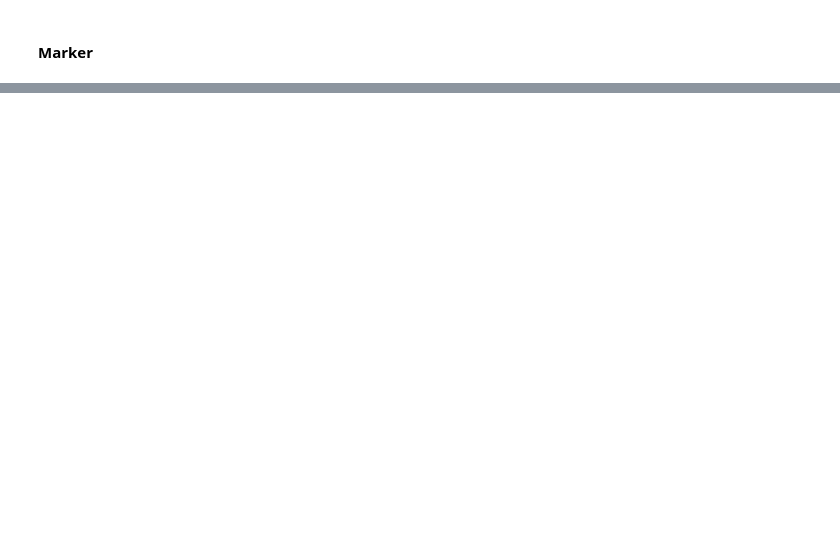
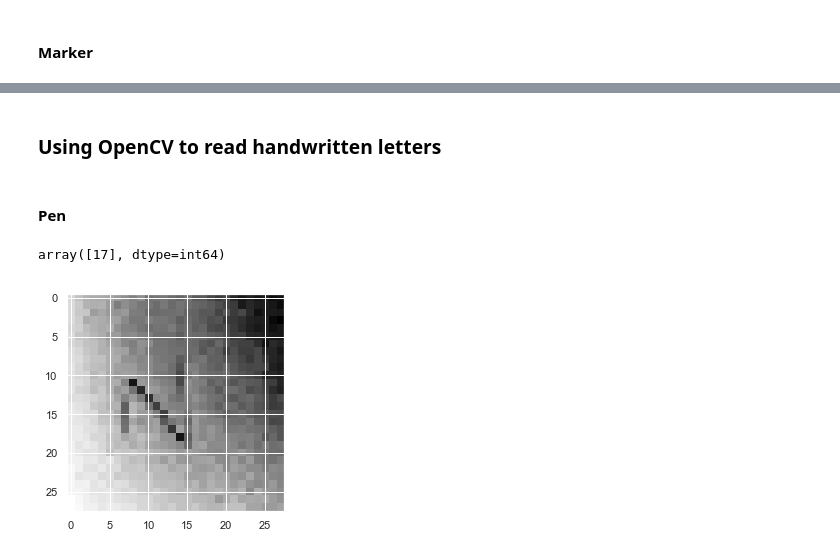
Before and after one commit to ArenD100/Final, a Jupyter notebook: EMNIST.ipynb, the cells around one changed output, grey strips where cells are left out. Saved outputs shown, nothing was run; the diff lists cells and outputs as text; code cells hidden in the pictures; blank space fills up the shorter version.

Commit message:
updated tests

```diff
--- a/EMNIST.ipynb
+++ b/EMNIST.ipynb
@@ -448 +448,26 @@ array([21], dtype=int64)
 [figure]
+# %% [markdown]
+### Using OpenCV to read handwritten letters
+# %% [markdown]
+#### Pen
+# %%
+file = 'imageData/newImages/test1.jpg'
+from tensorflow.keras.preprocessing import image
+from tensorflow.keras.preprocessing.image import img_to_array
+
+image_size = (28,28)
+im = image.load_img(file, target_size=image_size, color_mode="grayscale")
+
+
+image = img_to_array(im)
+
+image /= 255
+img = image.flatten().reshape(-1, 28*28)
+
+img = 1 - img
+plt.imshow(img.reshape(28,28), cmap=plt.cm.Greys)
+
+model.predict_classes(img)
+# %% [output]
+array([17], dtype=int64)
+[figure, added]
```
Also changed, not shown: parts of 16 cells of this notebook, 9 other files.
